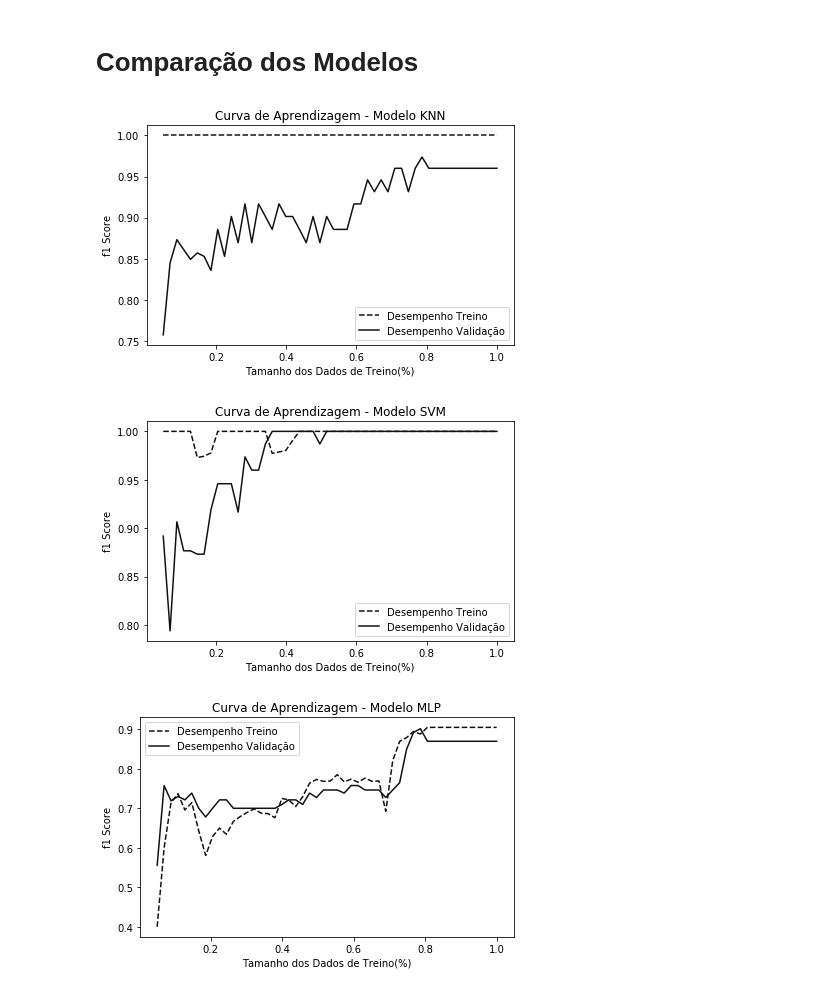
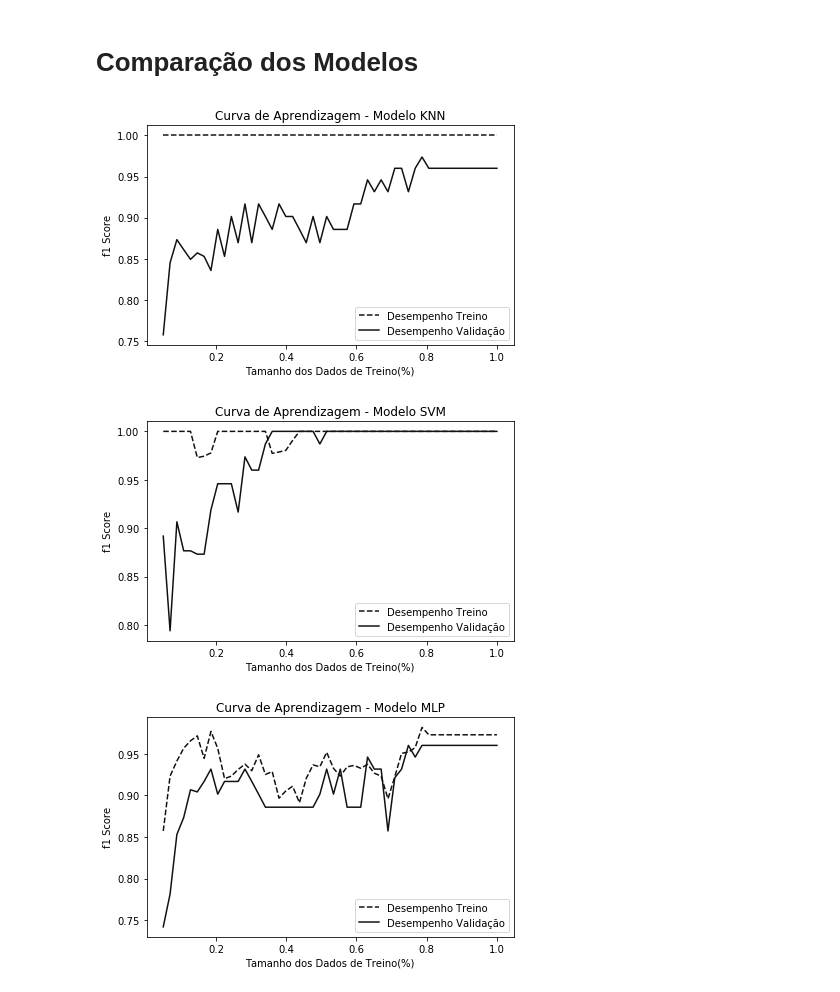
Before and after one commit to datascience-ufc/asd, a Jupyter notebook: analysis/comparing_other_models_ASD.ipynb, the cells around one changed output. Cells and saved outputs as stored; diff of their text form; code cells hidden in the pictures.

```diff
--- a/analysis/comparing_other_models_ASD.ipynb
+++ b/analysis/comparing_other_models_ASD.ipynb
@@ -20,0 +26,16 @@ X,Y = dataset.basicResourceEngineering(df)
+# %%
+def basicResourceEngineering(data):
+    # Input: Dataset
+    # Output: Independent and Dependent variable, respectively.
+    # The independent variables are filtered and the dependent
+    # variable recoded.
+    attributes = ["A{}_Score".format(n) for n in range(1, 11)]
+    data["Class/ASD"] = data["Class/ASD"].replace(
+        {"NO": 0, "YES": 1}
+    )
+    return data[attributes], data["Class/ASD"]
+
+# Criando o dataframe
+df = pd.read_csv('dataset.csv')
+X,Y = basicResourceEngineering(df)
+df.head()
@@ -192,19 +300,19 @@ Optimizer
 # %%
 # Modelos
 # Se quiser testar mais modelos para ver a curva de aprendizagem, basta:
 # model.append(("nome do modelo",model sklearn))
 models = []
 models.append(("KNN",KNeighborsClassifier(n_neighbors=1, leaf_size=4)))
 models.append(("SVM",SVC(kernel='linear')))
 models.append(("MLP",MLPClassifier(solver='adam',
                           alpha = 1e-5,
-                          hidden_layer_sizes=(15,10),
+                          hidden_layer_sizes=(20,10),
                           random_state=1,
                           max_iter=150)))
 
 for model in models:
-    utilits.learning_curve(model[1], model[0], X, Y, 'f1', 0.8)
+    learning_curve(model[1], model[0], X, Y, 'f1', 0.8)
 # %% [output]
 [figure]
 [figure]
-[figure, old version]
+[figure, new version]
```
Also changed, not shown: parts of 7 cells of this notebook.
